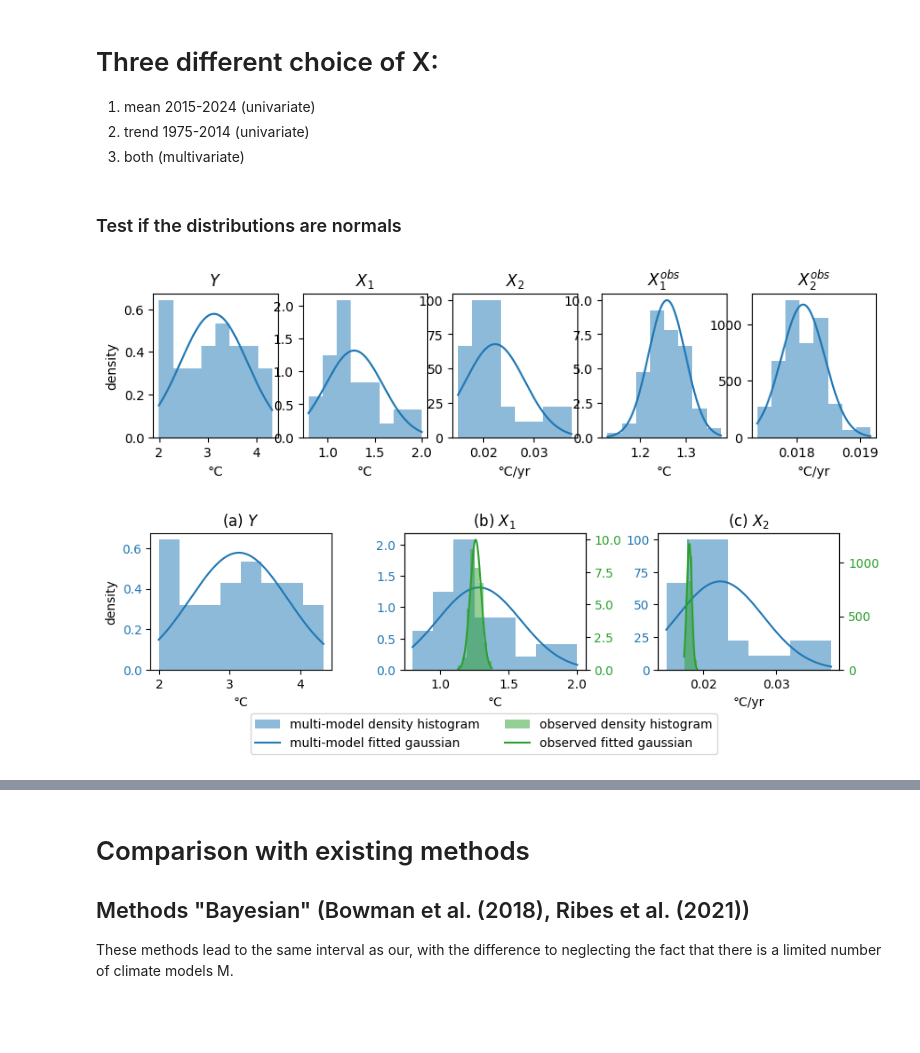
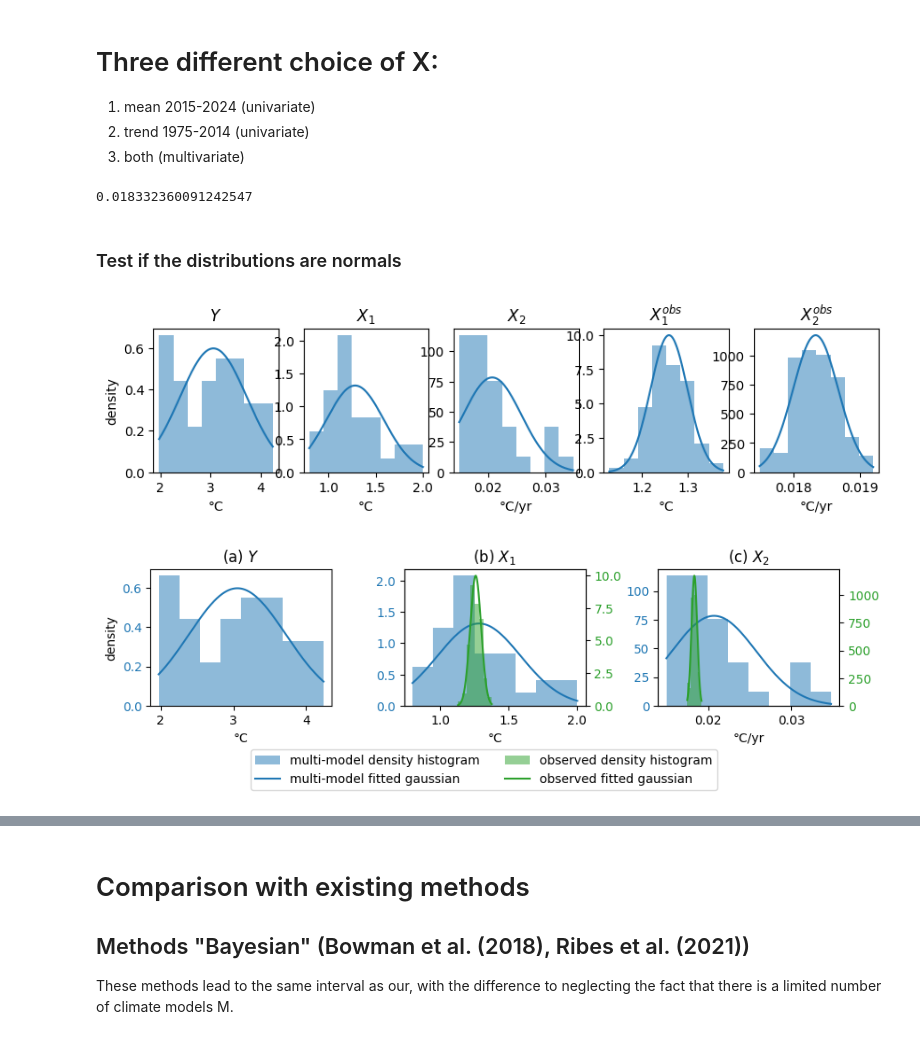
Before and after one commit to portmanv/ClimLoco, a Jupyter notebook: notebooks/main_real_data.ipynb, the cells around one changed output, grey strips where cells are left out. Saved outputs shown, nothing was run; the diff lists cells and outputs as text; code cells hidden in the pictures.

```diff
--- a/notebooks/main_real_data.ipynb
+++ b/notebooks/main_real_data.ipynb
@@ -172,6 +183,6 @@ plt.imshow(np.isnan(CMIP6_global_tas)[:, -20:])
 <matplotlib.image.AxesImage at 0x...>
 [figure]
 # %%
-period_Y = [2091, 2100]
+period_Y = [2081, 2100]
 
 Y = compute_X_from_period(period_Y, CMIP6_times, CMIP6_global_tas)
@@ -200,7 +215,7 @@ the correlation between the global tas averaged in 2091-2100 and trend in 2015-2
 3. both (multivariate)
 # %%
 period_X1 = [2015, 2024]
-period_X2 = [1975, 2014]
+period_X2 = [1970, 2014]
 # %%
 # First choice
 X1        = compute_X_from_period(period_X1, CMIP6_times, CMIP6_global_tas).reshape(-1,1)
@@ -213,36 +228,40 @@ X2_obs    = compute_X_from_period(period_X2, time_HadCrut5, global_tas_obs_perRe
 # Third choice
 X3        = np.concatenate((X1, X2), axis=1)
 X3_obs    = np.concatenate((X1_obs, X2_obs), axis=1)
+# %%
+np.mean(X2_obs)
+# %% [output]
+0.018332360091242547
 # %% [markdown]
 ### Test if the distributions are normals
 # %%
 import scipy.stats as stats
 def plot_histogram(ax, X, color="tab:blue", alpha=0.5, label="multi-model"):
     if len(label):
         label_hist = label+" density histogram"
         label_line = label+" fitted gaussian"
     else:
         label_hist, label_line = "", ""
     x = np.linspace(X.min(), X.max(), 2000)
     pdf = stats.norm.pdf(x, np.mean(X), np.std(X))
     hist = ax.hist(X, density=True, color=color, alpha=alpha, label=label_hist, bins=8)
     line = ax.plot(x, pdf, color=color, label=label_line)
     return hist, line
 
 list_X = [Y, X1.flatten(), X2.flatten(), X1_obs.flatten(), X2_obs.flatten()]
 list_X_name = [r"$Y$", r"$X_1$", r"$X_2$", r"$X_1^{obs}$", r"$X_2^{obs}$"]
 list_units  = ["°C", "°C", "°C/yr", "°C", "°C/yr"]
 
-fig, axes = plt.subplots(1, len(list_to_display), figsize=(10,2))
-for i, ax in zip(np.arange(len(list_to_display)), axes.flatten()):
+fig, axes = plt.subplots(1, len(list_X), figsize=(10,2))
+for i, ax in zip(np.arange(len(list_X)), axes.flatten()):
     plot_histogram(ax, list_X[i])
     ax.set_title(list_X_name[i])
     if i==0:
         ax.set_ylabel("density")
     #ax.set_yticks([])
     ax.set_xlabel(list_units[i])
 # %% [output]
-[figure, old version]
+[figure, new version]
 # %%
 color1 = "tab:blue"
 color2 = "tab:green"
@@ -277,7 +296,7 @@ plt.subplots_adjust(wspace=0.4)
 fig.legend(bbox_to_anchor=(0.5, -0.1), ncols=2, loc='upper center')
 plt.show()
 # %% [output]
-[figure, old version]
+[figure, new version]
 # %%
 print("\n\n------First choice:")
 [constrained_CI_1, unconstrained_CI, array_x1, constrained_CI_per_x1
```
Also changed, not shown: parts of 39 cells of this notebook.
